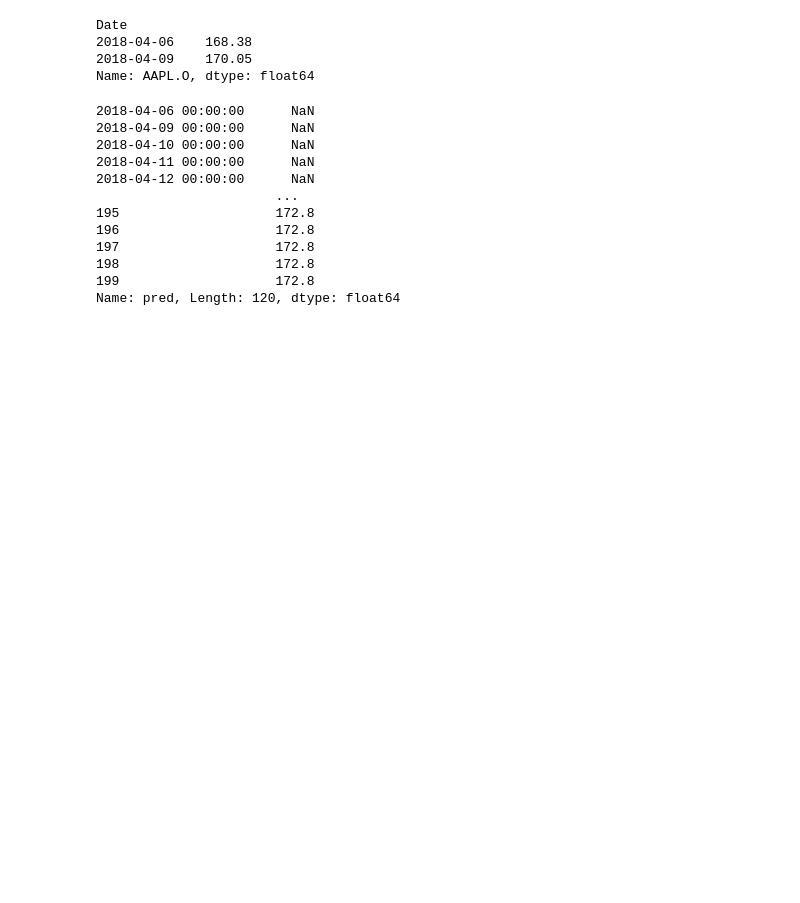
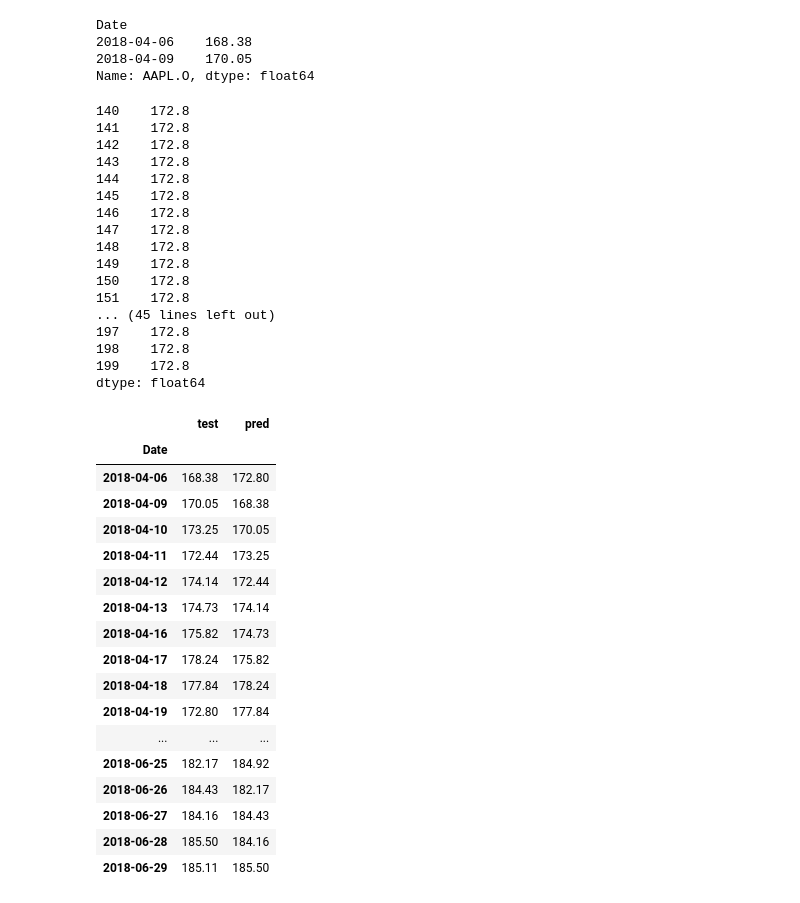
Before and after one commit to HyunsungRyu/AI_TimeSeries, a Jupyter notebook: return_TS.ipynb, the cells around one changed output. Cells and saved outputs as stored; diff of their text form; code cells hidden in the pictures; blank space fills up the shorter version.

```diff
--- a/return_TS.ipynb
+++ b/return_TS.ipynb
@@ -576,19 +575,22 @@ Name: AAPL.O, dtype: float64
 # %%
 y_pred = model.predict(n_periods=len(y_test))
 # %%
-y_test_predict_df = pd.DataFrame({"test":y_test, "pred":y_pred})
-y_predict_df = y_test_predict_df['pred']
-y_predict_df
+y_pred
 # %% [output]
-2018-04-06 00:00:00      NaN
-2018-04-09 00:00:00      NaN
-2018-04-10 00:00:00      NaN
-2018-04-11 00:00:00      NaN
-2018-04-12 00:00:00      NaN
-                       ...
-195                    172.8
-196                    172.8
-197                    172.8
-198                    172.8
-199                    172.8
-Name: pred, Length: 120, dtype: float64
+140    172.8
+141    172.8
+142    172.8
+143    172.8
+144    172.8
+145    172.8
+146    172.8
+147    172.8
+148    172.8
+149    172.8
+150    172.8
+151    172.8
+... (45 lines left out)
+197    172.8
+198    172.8
+199    172.8
+dtype: float64
@@ -594,0 +617,21 @@ Name: pred, Length: 120, dtype: float64
+# %%
+pd.DataFrame({"test":y_test, "pred": y_pred})
+# %% [output]
+|  | test | pred |
+| Date |  |  |
+| 2018-04-06 | 168.38 | 172.80 |
+| 2018-04-09 | 170.05 | 168.38 |
+| 2018-04-10 | 173.25 | 170.05 |
+| 2018-04-11 | 172.44 | 173.25 |
+| 2018-04-12 | 174.14 | 172.44 |
+| 2018-04-13 | 174.73 | 174.14 |
+| 2018-04-16 | 175.82 | 174.73 |
+| 2018-04-17 | 178.24 | 175.82 |
+| 2018-04-18 | 177.84 | 178.24 |
+| 2018-04-19 | 172.80 | 177.84 |
+| ... | ... | ... |
+| 2018-06-25 | 182.17 | 184.92 |
+| 2018-06-26 | 184.43 | 182.17 |
+| 2018-06-27 | 184.16 | 184.43 |
+| 2018-06-28 | 185.50 | 184.16 |
+| 2018-06-29 | 185.11 | 185.50 |
```
Also changed, not shown: parts of 10 cells of this notebook.
